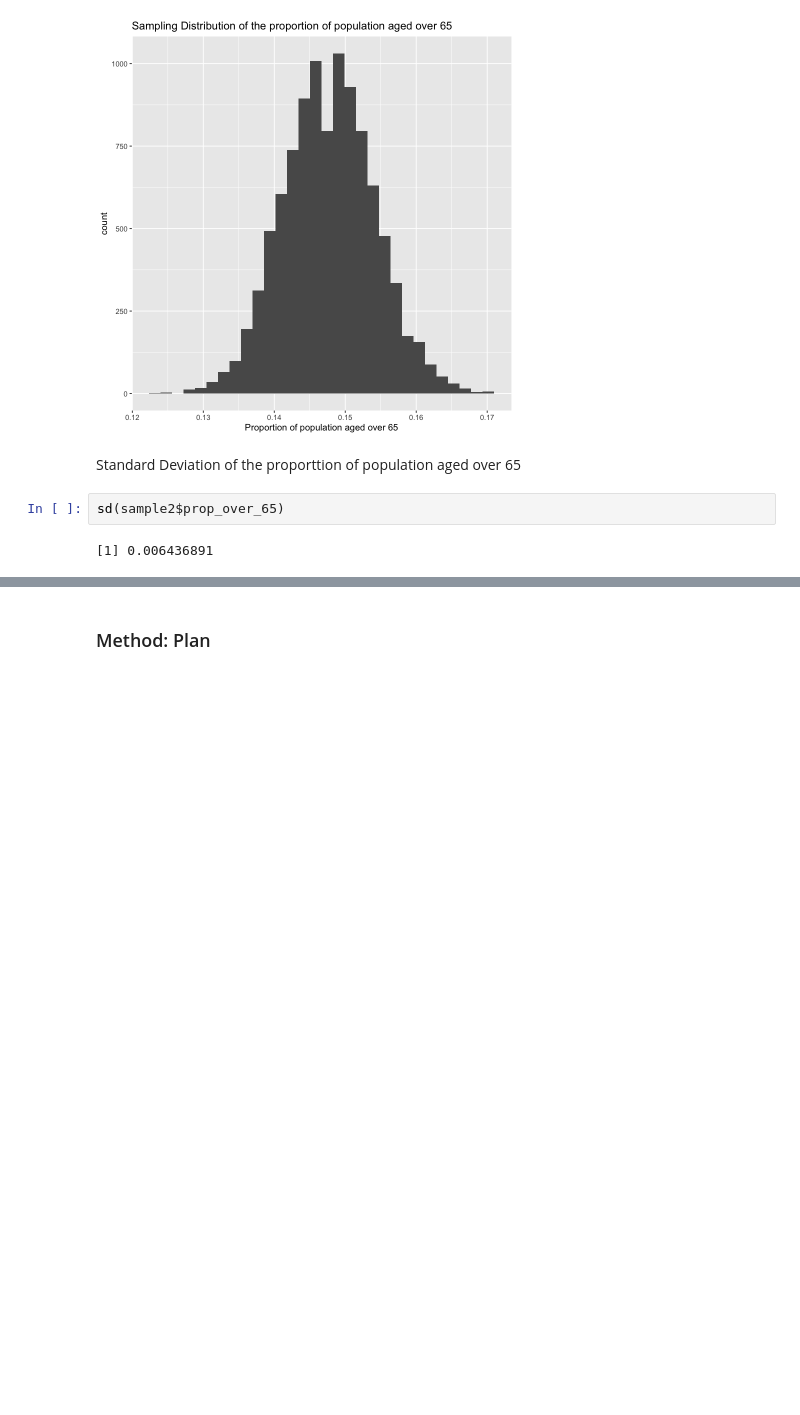
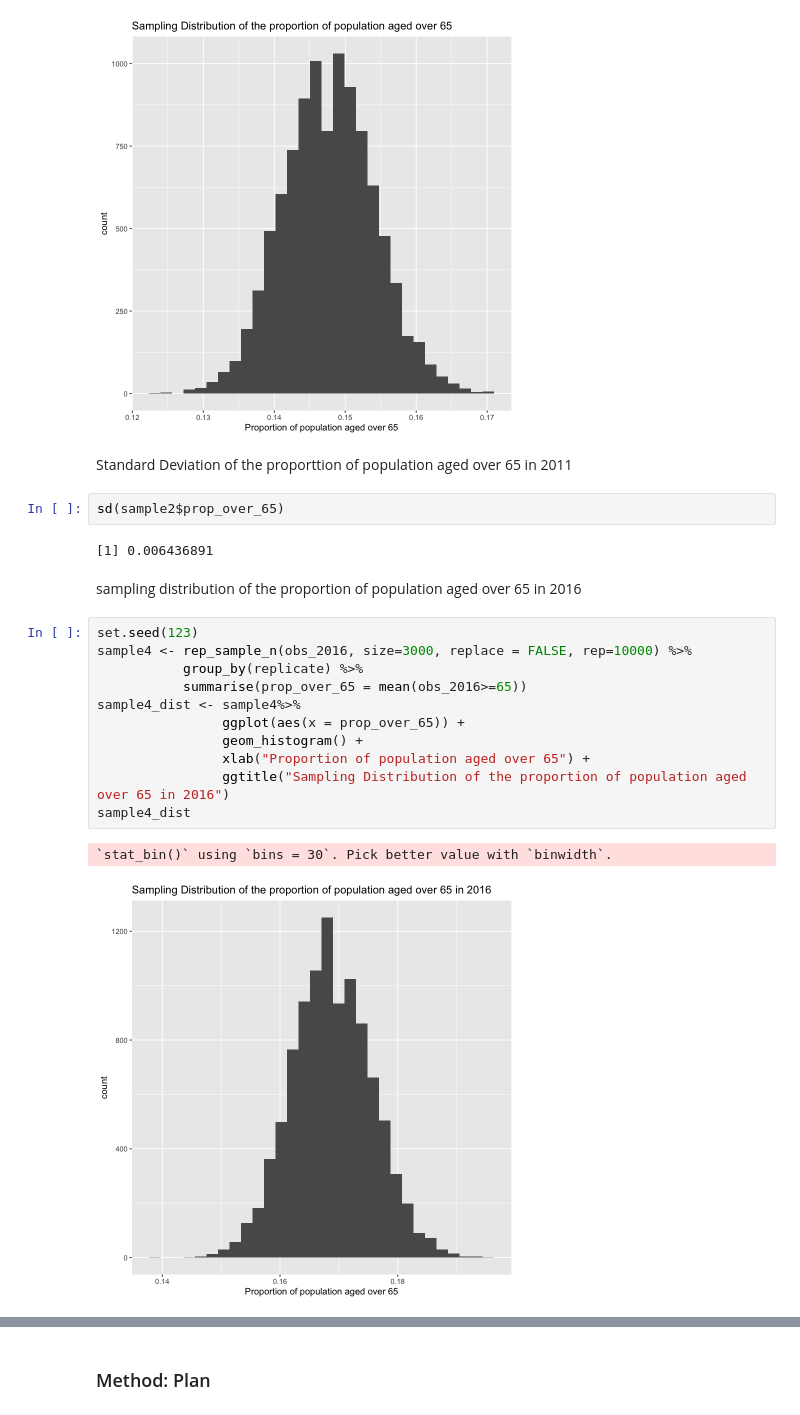
Before and after one commit to felixmachaoran/Age_Distibution, a Jupyter notebook: proposal.ipynb, the cells around one changed output, grey strips where cells are left out. Drawn from its saved outputs; the diff is of its cells as text; blank space fills up the shorter version.

```diff
--- a/proposal.ipynb
+++ b/proposal.ipynb
@@ -183,8 +208,24 @@ sample2_dist
 `stat_bin()` using `bins = 30`. Pick better value with `binwidth`.
 [figure]
 # %% [markdown]
-Standard Deviation of the proporttion of population aged over 65
+Standard Deviation of the proporttion of population aged over 65 in 2011
 # %%
 sd(sample2$prop_over_65)
 # %% [output]
 [1] 0.006436891
+# %% [markdown]
+sampling distribution of the proportion of population aged over 65 in 2016
+# %%
+set.seed(123)
+sample4 <- rep_sample_n(obs_2016, size=3000, replace = FALSE, rep=10000) %>%
+           group_by(replicate) %>%
+           summarise(prop_over_65 = mean(obs_2016>=65))
+sample4_dist <- sample4%>%
+                ggplot(aes(x = prop_over_65)) +
+                geom_histogram() +
+                xlab("Proportion of population aged over 65") +
+                ggtitle("Sampling Distribution of the proportion of population aged over 65 in 2016")
+sample4_dist
+# %% [output]
+`stat_bin()` using `bins = 30`. Pick better value with `binwidth`.
+[figure, added]
```
Also changed, not shown: parts of 8 cells of this notebook.
